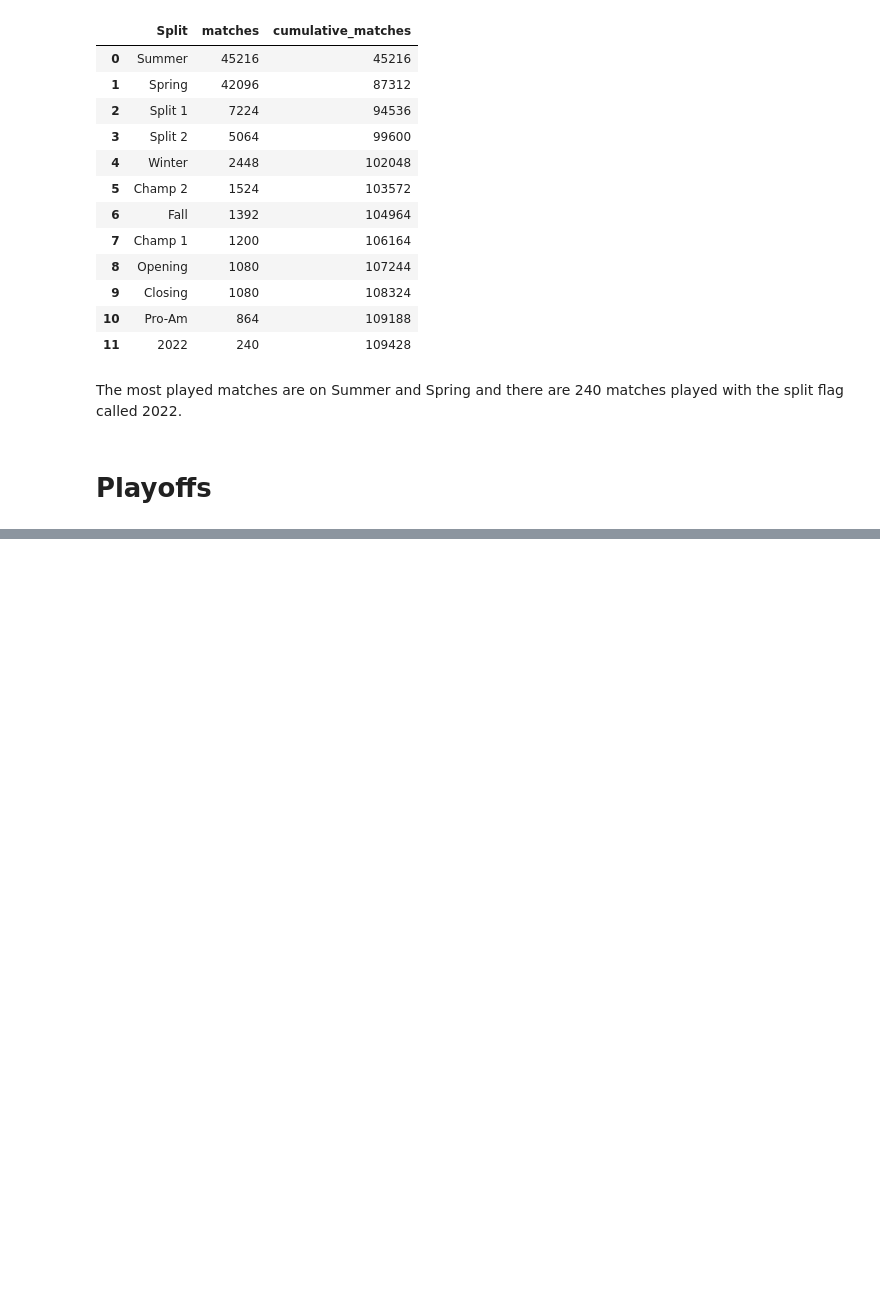
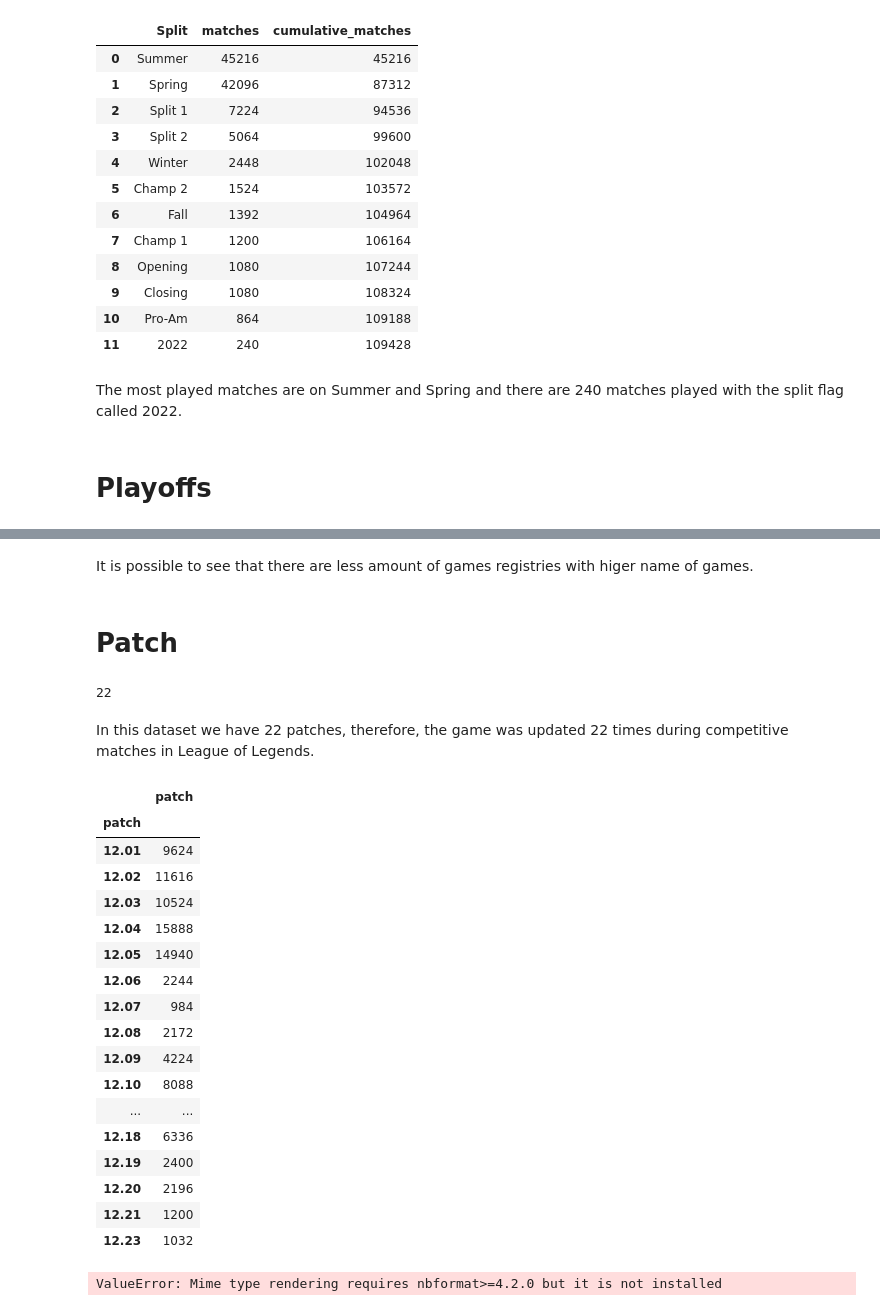
Before and after one commit to Pedro-A-D-S/Matches, a Jupyter notebook: notebooks/EDA/00_EDA_test.ipynb, the cells around one changed output, grey strips where cells are left out. Drawn from its saved outputs; the diff is of its cells as text; code cells hidden in the pictures; blank space fills up the shorter version.

```diff
--- a/notebooks/EDA/00_EDA_test.ipynb
+++ b/notebooks/EDA/00_EDA_test.ipynb
@@ -414,0 +450,56 @@ df[df['playoffs'] == 1].shape[0]
+# %% [markdown]
+It is possible to see that there are less amount of games registries with higer name of games.
+# %% [markdown]
+# Patch
+# %%
+df['patch'].nunique()
+# %% [output]
+22
+# %% [markdown]
+In this dataset we have 22 patches, therefore, the game was updated 22 times during competitive matches in League of Legends.
+# %%
+df.groupby(by = 'patch').agg({'patch':'count'})
+# %% [output]
+|  | patch |
+| patch |  |
+| 12.01 | 9624 |
+| 12.02 | 11616 |
+| 12.03 | 10524 |
+| 12.04 | 15888 |
+| 12.05 | 14940 |
+| 12.06 | 2244 |
+| 12.07 | 984 |
+| 12.08 | 2172 |
+| 12.09 | 4224 |
+| 12.10 | 8088 |
+| ... | ... |
+| 12.18 | 6336 |
+| 12.19 | 2400 |
+| 12.20 | 2196 |
+| 12.21 | 1200 |
+| 12.23 | 1032 |
+# %%
+fig = px.bar(df.groupby(by = 'patch').agg({'patch':'count'}),
+             y = 'patch', x = 'patch',
+             template = 'plotly_dark', orientation = 'h',
+             text_auto = '.3s', color_discrete_sequence=px.colors.sequential.RdBu)
+
+fig.update_layout(
+    title = {
+        'text': "Leagues with most games played"},
+    xaxis_title = 'Number of Matches',
+    yaxis_title = 'Splits',
+    width = 1200,
+    height = 700,
+    font_family="Helvetica",
+    font_color="White",
+    font = dict(size = 18),
+    title_font_family="Helvetica",
+    title_font_color= "White",
+    bargap = 0.4,
+    uniformtext_minsize = 8)
+
+
+fig.show()
+# %% [output]
+ValueError: Mime type rendering requires nbformat>=4.2.0 but it is not installed
```
Also changed, not shown: parts of 14 cells of this notebook, 5 other files.
